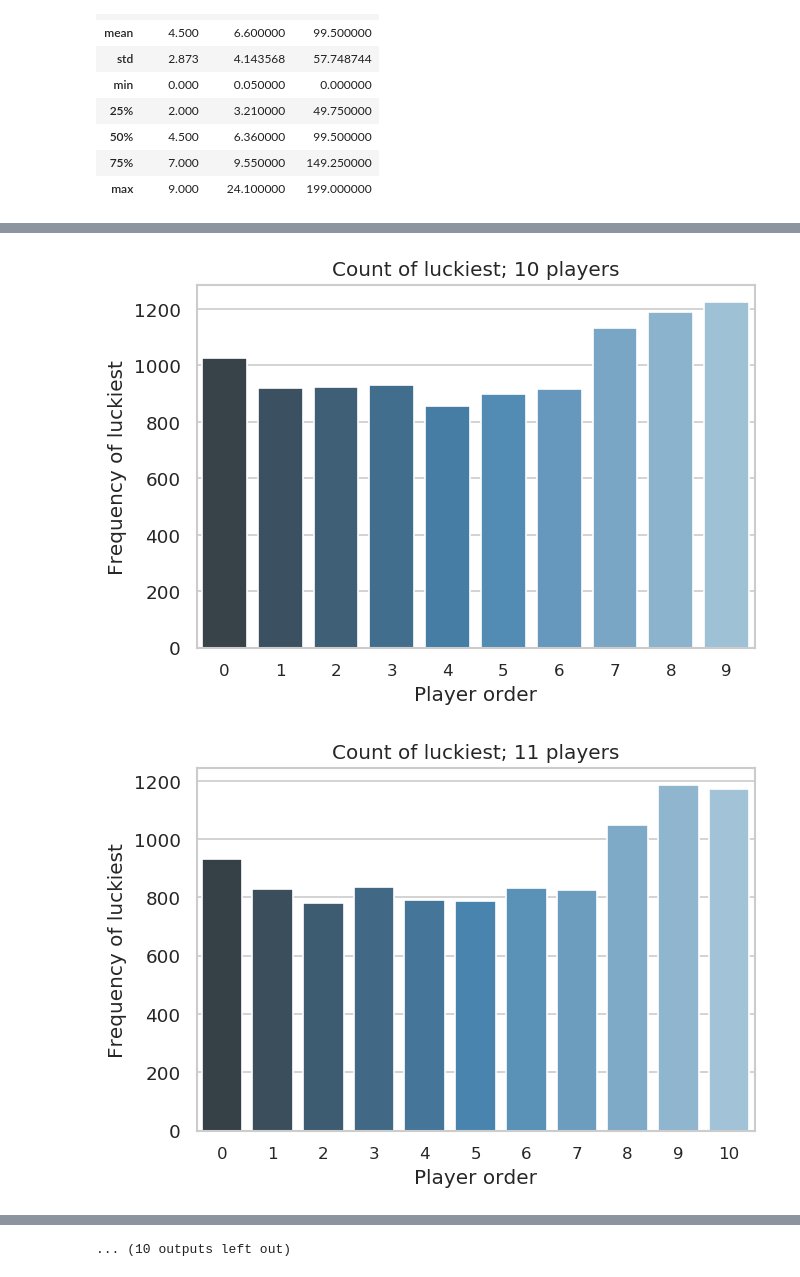
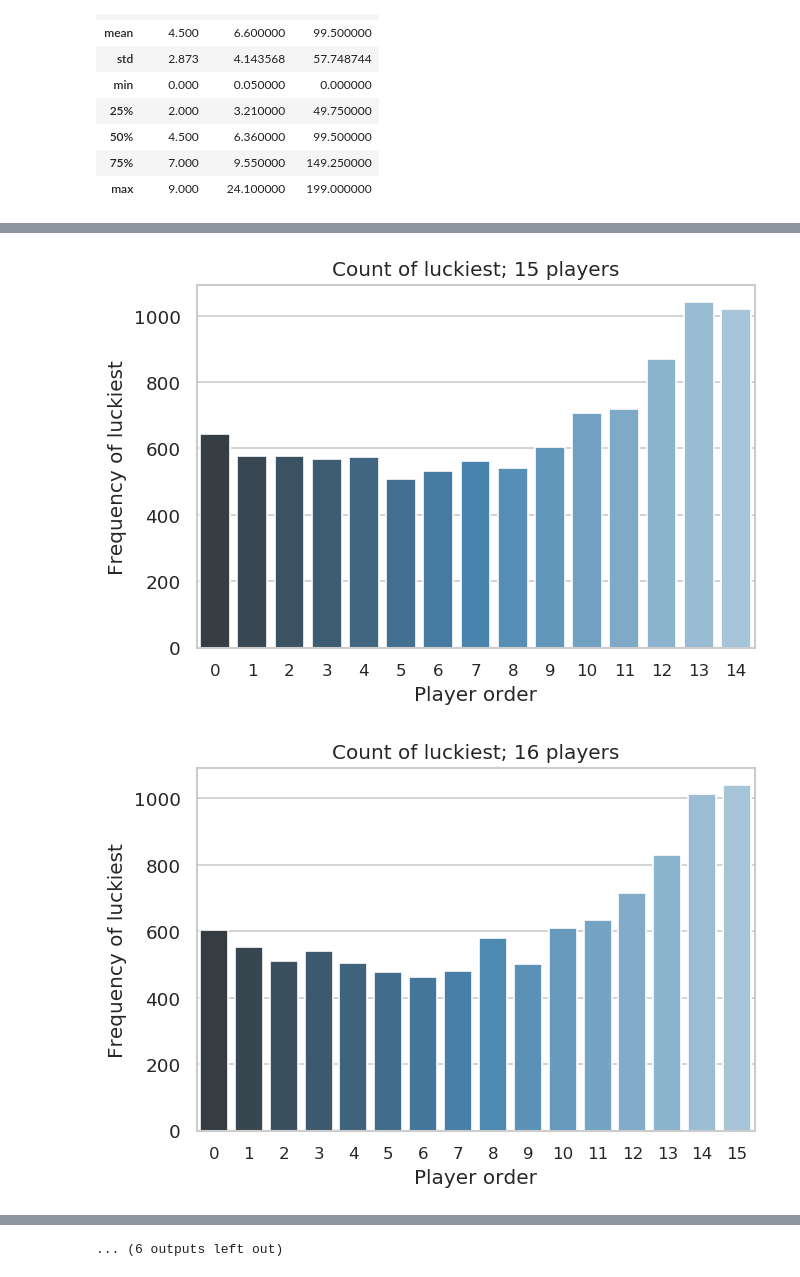
Before and after one commit to tjysdsg/wechat-red-bag, a Jupyter notebook: simulation.ipynb, the cells around one changed output, grey strips where cells are left out. Cells and saved outputs as stored; diff of their text form; code cells hidden in the pictures.

Commit message:
Update relay competition plots

```diff
--- a/simulation.ipynb
+++ b/simulation.ipynb
@@ -126,6 +126,9 @@ def plot_lucky(d: pd.DataFrame, plot_prefix=''):
     lucky = d[idx]
     n_lucky = lucky.groupby(['order']).order.count()
     lucky = pd.DataFrame({'order': n_lucky.index, 'n_lucky': n_lucky.values})
+
+    # display(lucky)
+    ratio = lucky.n_lucky.iloc[-1] / lucky.n_lucky.iloc[0]
 
     fig, ax = plt.subplots()
     sns.barplot(x='order', y='n_lucky', data=lucky,
@@ -138,6 +141,7 @@ def plot_lucky(d: pd.DataFrame, plot_prefix=''):
     # ax.legend()
     plt.savefig(os.path.join(img_dir, plot_prefix + 'lucky-{}-players.png'.format(n_p)))
     plt.show()
+    return ratio
 
 plot_lucky(data_df, 'true-data-')
 # %% [output]
@@ -145,7 +150,10 @@ plot_lucky(data_df, 'true-data-')
 # %%
 n_trials = 10000
 money = 66.0
+ratios = []
 for n_players in range(3, 25):
     data = sim_trials(n_trials, n_players, money)
-    plot_lucky(data)
+    if n_players >= 8:
+        ratios.append(plot_lucky(data))
+print(ratios)
 # %% [output]
@@ -159,2 +167,2 @@ for n_players in range(3, 25):
-[figure, old version]
+[figure, new version]
-[figure, old version]
+[figure, new version]
@@ -164 +172 @@ for n_players in range(3, 25):
-... (10 outputs left out)
+... (6 outputs left out)
```
Also changed, not shown: parts of 2 cells of this notebook, 24 other files.
